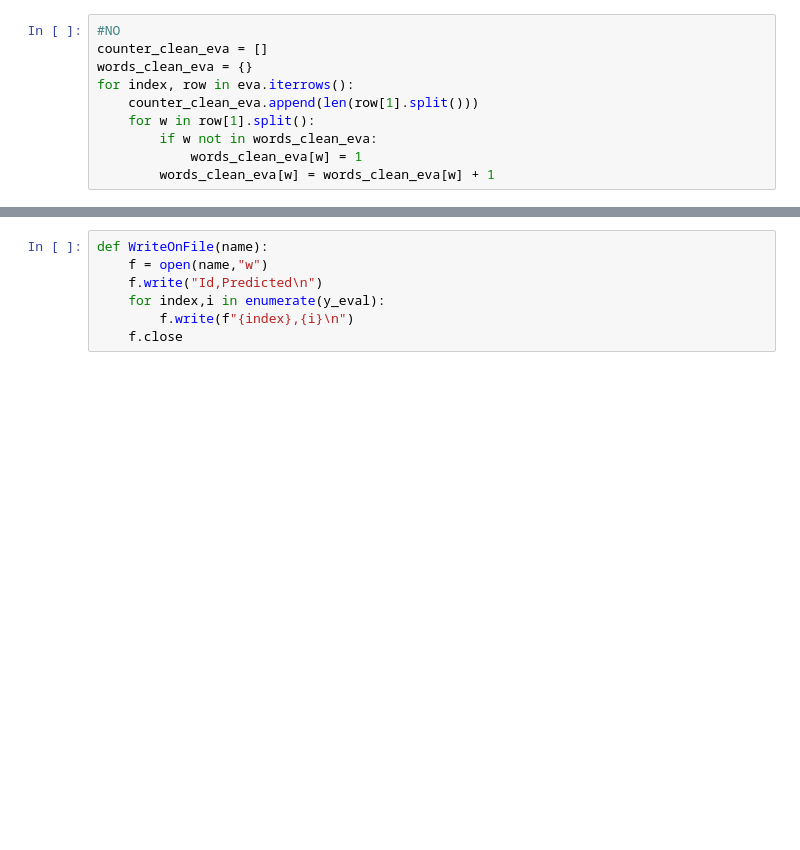
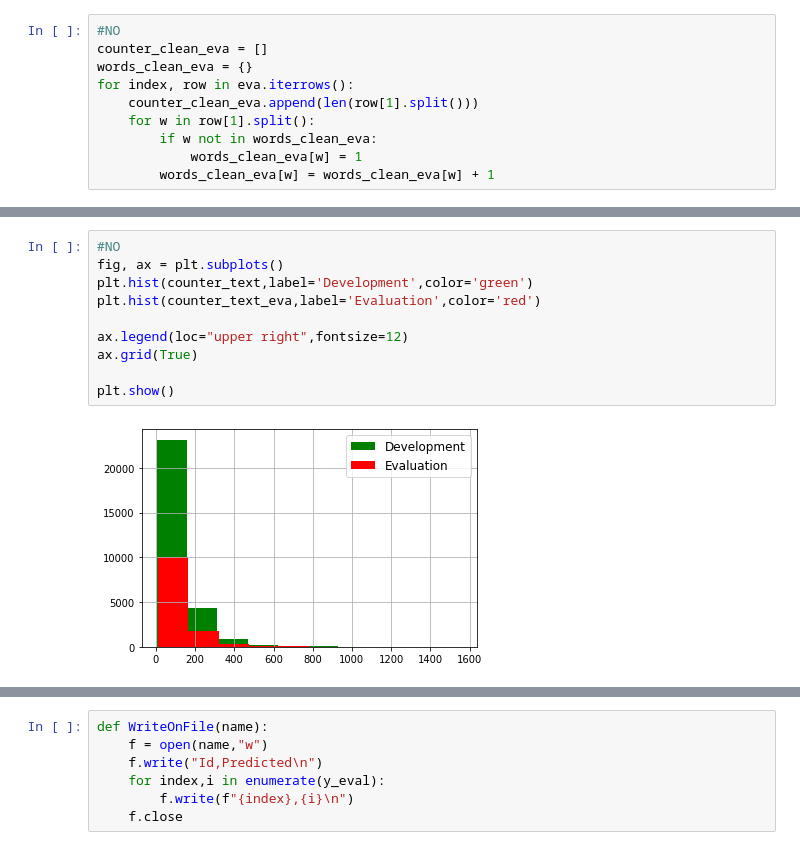
Before and after one commit to MauriVass/DataScienceCourseExam, a Jupyter notebook: Exam.ipynb, the cells around one changed output, grey strips where cells are left out. Drawn from its saved outputs; the diff is of its cells as text; blank space fills up the shorter version.

```diff
--- a/Exam.ipynb
+++ b/Exam.ipynb
@@ -285,0 +184,12 @@ f1 Score: 0.9581394663683391
+# %%
+#NO
+fig, ax = plt.subplots()
+plt.hist(counter_text,label='Development',color='green')
+plt.hist(counter_text_eva,label='Evaluation',color='red')
+
+ax.legend(loc="upper right",fontsize=12)
+ax.grid(True)
+
+plt.show()
+# %% [output]
+[figure, added]
```
Also changed, not shown: parts of 72 cells of this notebook, 2 other files.
